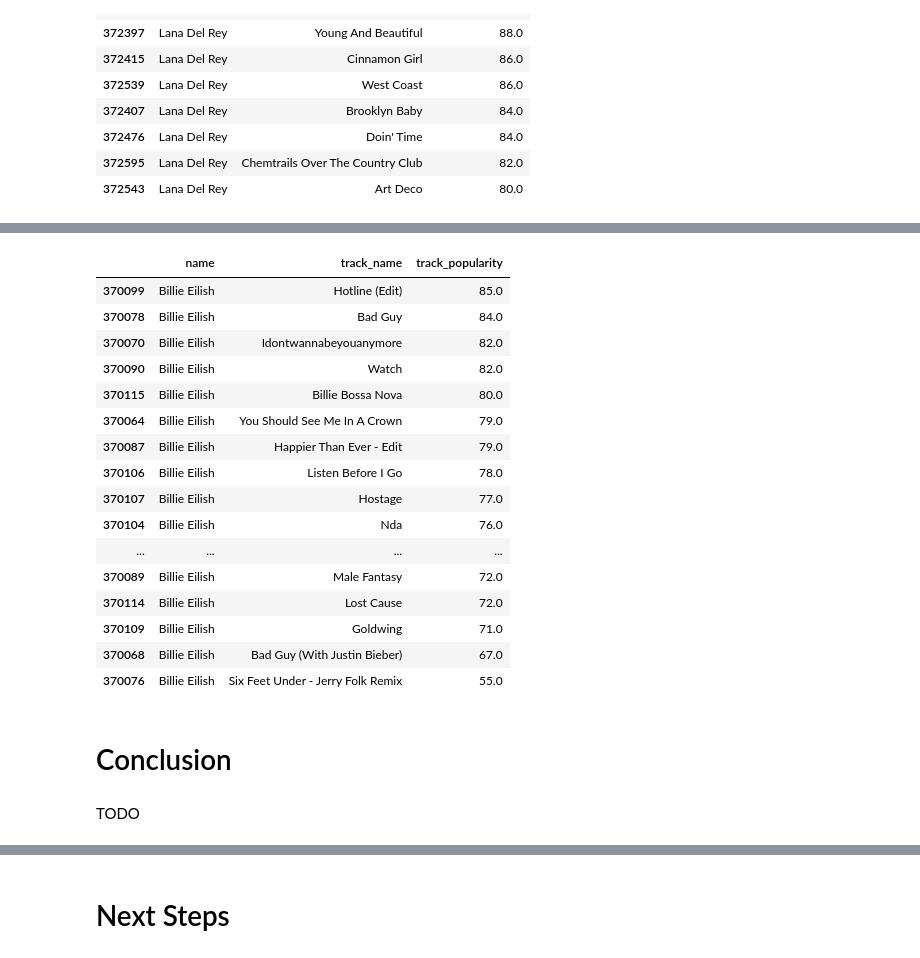
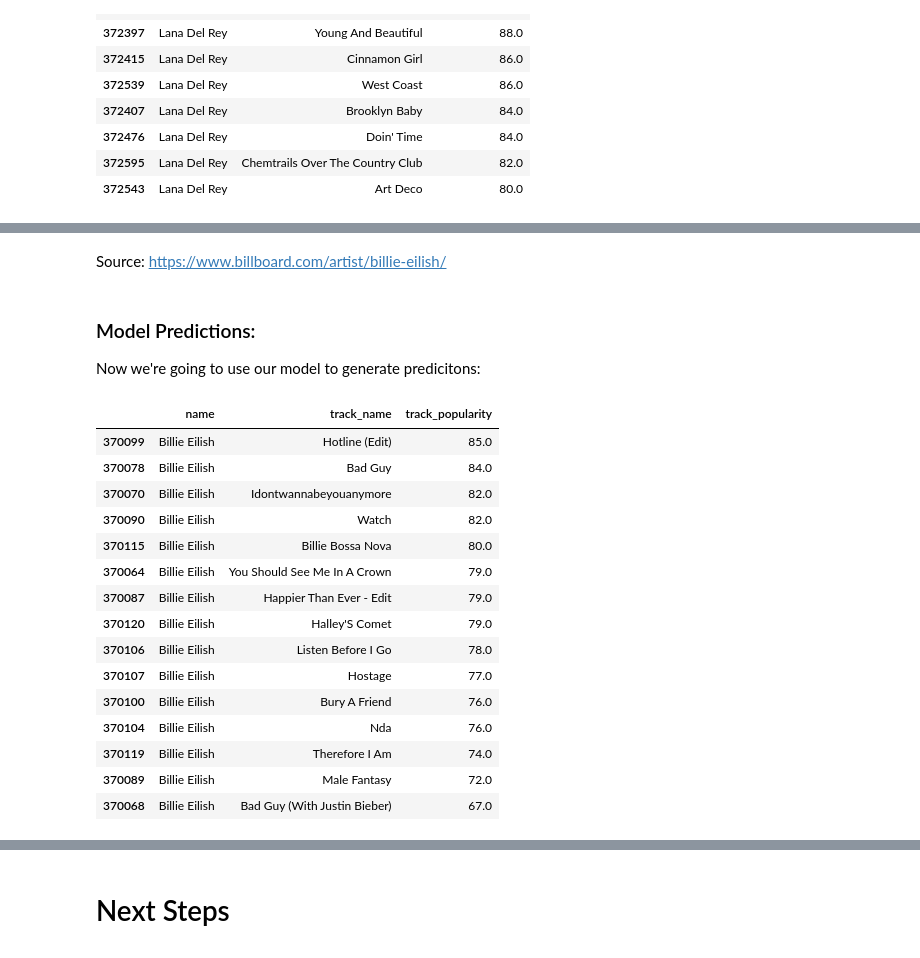
Before and after one commit to marcoantoniogodoy/ucberkeley-mlai-capstone-project, a Jupyter notebook: CapstoneProject_24.1.ipynb, the cells around one changed output, grey strips where cells are left out. Drawn from its saved outputs; the diff is of its cells as text; code cells hidden in the pictures.

```diff
--- a/CapstoneProject_24.1.ipynb
+++ b/CapstoneProject_24.1.ipynb
@@ -2032,16 +1991,0 @@ Next, we're going to create a couple of custom function to help the prediction p
-# %%
-def predict_hit_songs_by_artist(artist_name, datasource, model, transformer):
-    # Create dataframe that contains only songs by the artist in question
-    df_artist = datasource.query('name == "'+ artist_name + '"')
-
-    # Transform dataframe
-    X_artist = transformer.fit_transform(df_artist.drop(['name', 'track_name'], axis=1))
-
-    # Make predictions
-    hit_predictions = model.predict(X_artist)
-
-    # Add predictions to artist dataframe
-    df_artist['hit'] = hit_predictions
-
-    # Return hit songs
-    return df_artist
@@ -2096,0 +2031,3 @@ Source: https://www.billboard.com/artist/lana-del-rey/
+# %%
+# Create dataframe with features used during modeling, and add name and track_name (exclude "hit" column)
+df_searchable = df[np.append(['name', 'track_name', 'track_popularity'], np.array(df_pop_final.columns)[:-1])].dropna()
@@ -2096,0 +2051,16 @@ Source: https://www.billboard.com/artist/lana-del-rey/
+# %%
+def predict_hit_songs_by_artist(artist_name, datasource, model, transformer):
+    # Create dataframe that contains only songs by the artist in question
+    df_artist = datasource.query('name == "'+ artist_name + '"')
+
+    # Transform dataframe
+    X_artist = transformer.fit_transform(df_artist.drop(['name', 'track_name', 'track_popularity'], axis=1))
+
+    # Make predictions
+    hit_predictions = model.predict(X_artist)
+
+    # Add predictions to artist dataframe
+    df_artist['hit'] = hit_predictions
+
+    # Return hit songs
+    return df_artist
@@ -2125,28 +2161,28 @@ Source: https://www.billboard.com/artist/billie-eilish/
+# %% [markdown]
+Source: https://www.billboard.com/artist/billie-eilish/
+# %% [markdown]
+### Model Predictions:
+Now we're going to use our model to generate predicitons:
 # %%
 # Make predictions
-billie_eilish = predict_hit_songs_by_artist('Billie Eilish', df_searchable, knn_pop_grid['grid'], transformer_pop)
+billie_eilish_hits = predict_hit_songs_by_artist('Billie Eilish', df_searchable, knn_pop_grid['grid'], transformer_pop)
 
 # Print hit chart
-print_hit_chart_df(df, billie_eilish, 50, ['name', 'track_name', 'track_popularity']).head(25)
+print_hit_chart_df(df, billie_eilish_hits, 50, ['name', 'track_name', 'track_popularity']).head(25)
 # %% [output]
 |  | name | track_name | track_popularity |
 | 370099 | Billie Eilish | Hotline (Edit) | 85.0 |
 | 370078 | Billie Eilish | Bad Guy | 84.0 |
 | 370070 | Billie Eilish | Idontwannabeyouanymore | 82.0 |
 | 370090 | Billie Eilish | Watch | 82.0 |
 | 370115 | Billie Eilish | Billie Bossa Nova | 80.0 |
 | 370064 | Billie Eilish | You Should See Me In A Crown | 79.0 |
 | 370087 | Billie Eilish | Happier Than Ever - Edit | 79.0 |
+| 370120 | Billie Eilish | Halley'S Comet | 79.0 |
 | 370106 | Billie Eilish | Listen Before I Go | 78.0 |
 | 370107 | Billie Eilish | Hostage | 77.0 |
+| 370100 | Billie Eilish | Bury A Friend | 76.0 |
 | 370104 | Billie Eilish | Nda | 76.0 |
-| ... | ... | ... | ... |
+| 370119 | Billie Eilish | Therefore I Am | 74.0 |
 | 370089 | Billie Eilish | Male Fantasy | 72.0 |
-| 370114 | Billie Eilish | Lost Cause | 72.0 |
-| 370109 | Billie Eilish | Goldwing | 71.0 |
 | 370068 | Billie Eilish | Bad Guy (With Justin Bieber) | 67.0 |
-| 370076 | Billie Eilish | Six Feet Under - Jerry Folk Remix | 55.0 |
-# %% [markdown]
-# Conclusion
-# %% [markdown]
-TODO
```
Also changed, not shown: parts of 118 cells of this notebook, 9 other files.
